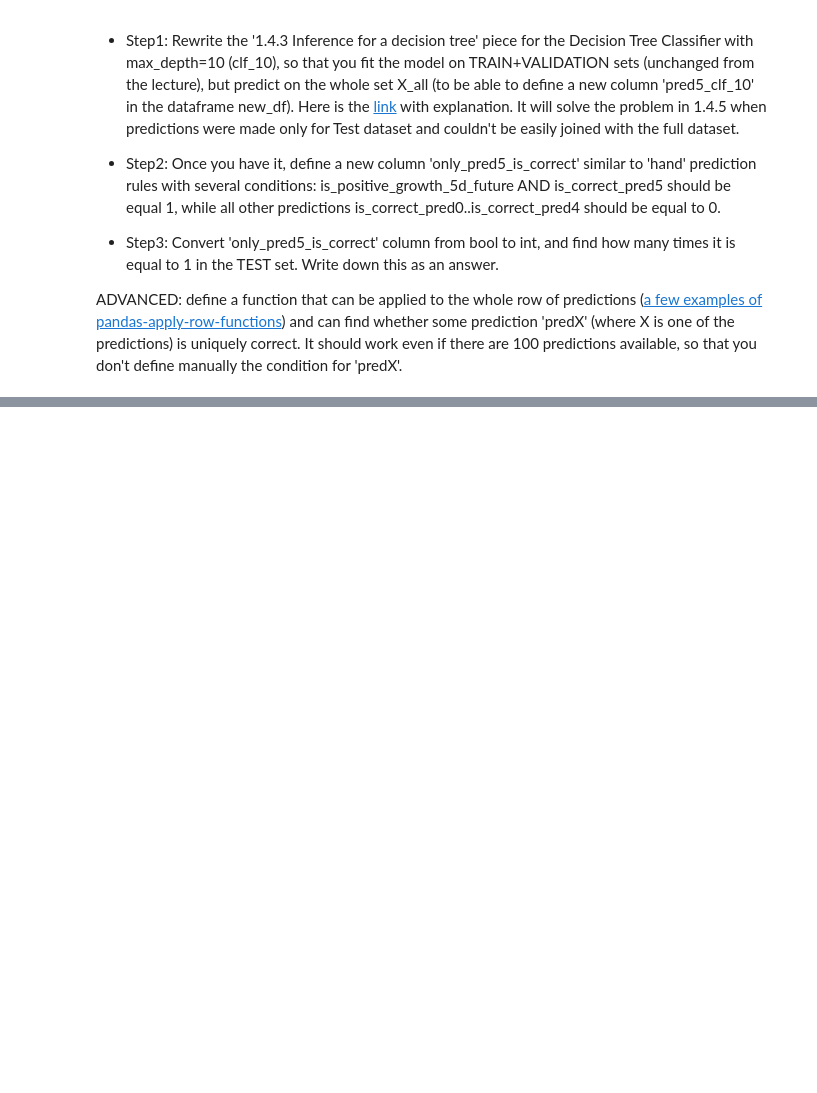
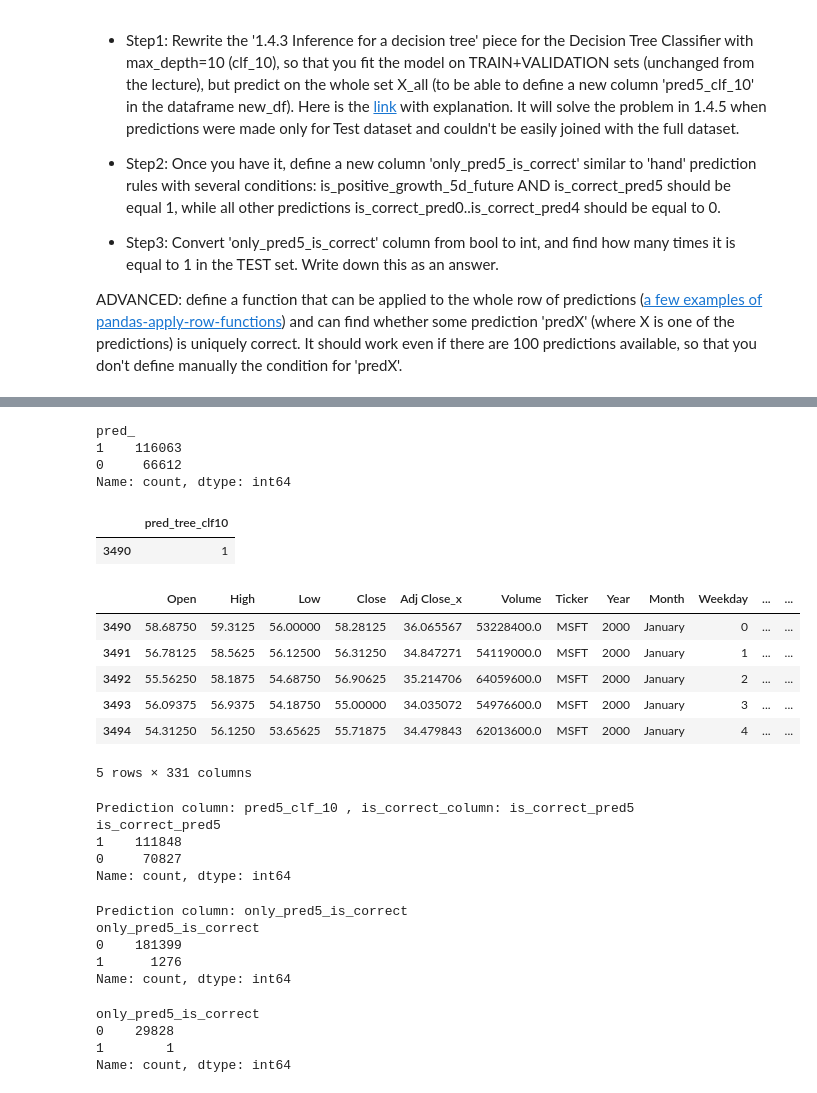
Before and after one commit to clamytoe/stock_market_analytics, a Jupyter notebook: homework/homework_3.ipynb, the cells around one changed output, grey strips where cells are left out. Saved outputs shown, nothing was run; the diff lists cells and outputs as text; code cells hidden in the pictures; blank space fills up the shorter version.

```diff
--- a/homework/homework_3.ipynb
+++ b/homework/homework_3.ipynb
@@ -593,14 +550,13 @@ def predict_decision_tree(clf:DecisionTreeClassifier, df_X:pd.DataFrame, y_true:
     y_pred = clf.predict(df_X)
 
     max_depth = clf.tree_.max_depth
-    random_state=42
 
     # Print the maximum depth
     print("Maximum depth of the decision tree:", max_depth)
 
     # Calculate the accuracy/precision of the model
-    accuracy = accuracy_score(y_test, y_pred)
-    precision = precision_score(y_test, y_pred)
+    accuracy = accuracy_score(y_true, y_pred)
+    precision = precision_score(y_true, y_pred)
     print(f'Accuracy = {accuracy}, precision = {precision}')
 
     # resulting df
@@ -627,3 +566,3 @@ def predict_df(df, tree):
 # %%
-pred5_clf_10 = predict_df(new_df, clf_10)
+pred_10 = predict_decision_tree(clf_10, X_all_imputed.drop(['Date','Ticker'],axis=1), y_all)
 # %% [output]
@@ -635,5 +581,14 @@ pred5_clf_10.tail()
 # %%
 # Predictions of a decision tree of depth "10"
-pred5_clf_10.pred_.value_counts()
+pred_10.pred_.value_counts()
+# %% [output]
+pred_
+1    116063
+0     66612
+Name: count, dtype: int64
 # %%
-X_test_imputed.join(pred5_clf_10['pred_']).head()
+pred5_clf_10 = pred_10[['pred_']].rename(columns={'pred_': 'pred_tree_clf10'})
+pred5_clf_10.head(1)
+# %% [output]
+|  | pred_tree_clf10 |
+| 3490 | 1 |
@@ -643,4 +594,0 @@ pred5_clf_10.pred_.value_counts()
-# %%
-# define a new DF with the SAME index (used for joins)
-pred5_clf_10 = pred5[['pred_']].rename(columns={'pred_': 'pred_tree_clf10'})
-pred5_clf_10.head(1)
@@ -649,0 +595,24 @@ for cat in list(new_df.columns):
+# %%
+# define column 'pred5_clf_10' in new_df with the results from pred10_df['pred_tree_clf10']
+new_df['pred5_clf_10'] = pred5_clf_10['pred_tree_clf10']
+new_df.head()
+# %% [output]
+|  | Open | High | Low | Close | Adj Close_x | Volume | Ticker | Year | Month | Weekday | ... | ... |
+| 3490 | 58.68750 | 59.3125 | 56.00000 | 58.28125 | 36.065567 | 53228400.0 | MSFT | 2000 | January | 0 | ... | ... |
+| 3491 | 56.78125 | 58.5625 | 56.12500 | 56.31250 | 34.847271 | 54119000.0 | MSFT | 2000 | January | 1 | ... | ... |
+| 3492 | 55.56250 | 58.1875 | 54.68750 | 56.90625 | 35.214706 | 64059600.0 | MSFT | 2000 | January | 2 | ... | ... |
+| 3493 | 56.09375 | 56.9375 | 54.18750 | 55.00000 | 34.035072 | 54976600.0 | MSFT | 2000 | January | 3 | ... | ... |
+| 3494 | 54.31250 | 56.1250 | 53.65625 | 55.71875 | 34.479843 | 62013600.0 | MSFT | 2000 | January | 4 | ... | ... |
+5 rows × 331 columns
+# %%
+# new column is_correct_pred5
+new_df['is_correct_pred5'] = (new_df['pred5_clf_10'] == new_df['is_positive_growth_5d_future']).astype(int)
+
+print(f'Prediction column: pred5_clf_10 , is_correct_column: is_correct_pred5')
+print(new_df['is_correct_pred5'].value_counts())
+# %% [output]
+Prediction column: pred5_clf_10 , is_correct_column: is_correct_pred5
+is_correct_pred5
+1    111848
+0     70827
+Name: count, dtype: int64
@@ -649,0 +623,16 @@ for cat in list(new_df.columns):
+# %%
+print(f'Prediction column: only_pred5_is_correct')
+print(new_df['only_pred5_is_correct'].value_counts())
+# %% [output]
+Prediction column: only_pred5_is_correct
+only_pred5_is_correct
+0    181399
+1      1276
+Name: count, dtype: int64
+# %%
+new_df[new_df.split=="test"]["only_pred5_is_correct"].value_counts()
+# %% [output]
+only_pred5_is_correct
+0    29828
+1        1
+Name: count, dtype: int64
```
Also changed, not shown: parts of 63 cells of this notebook.
